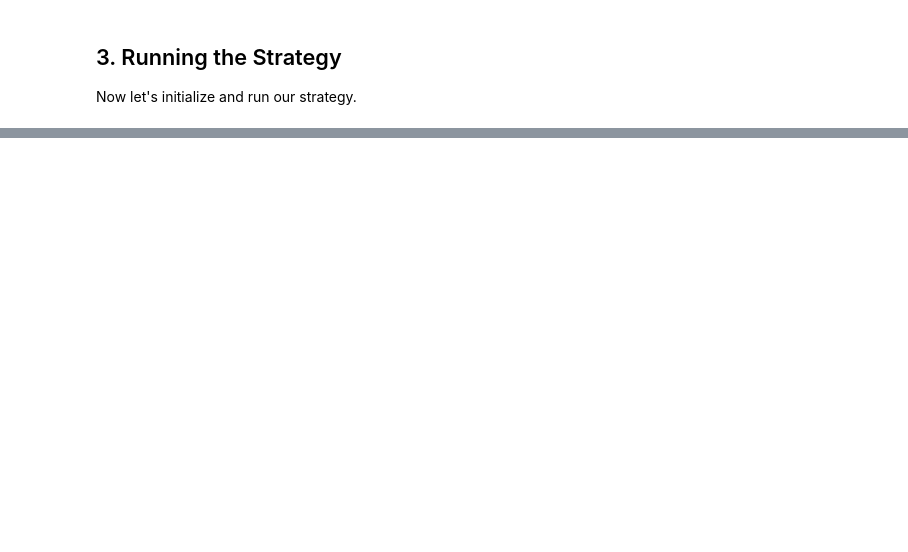
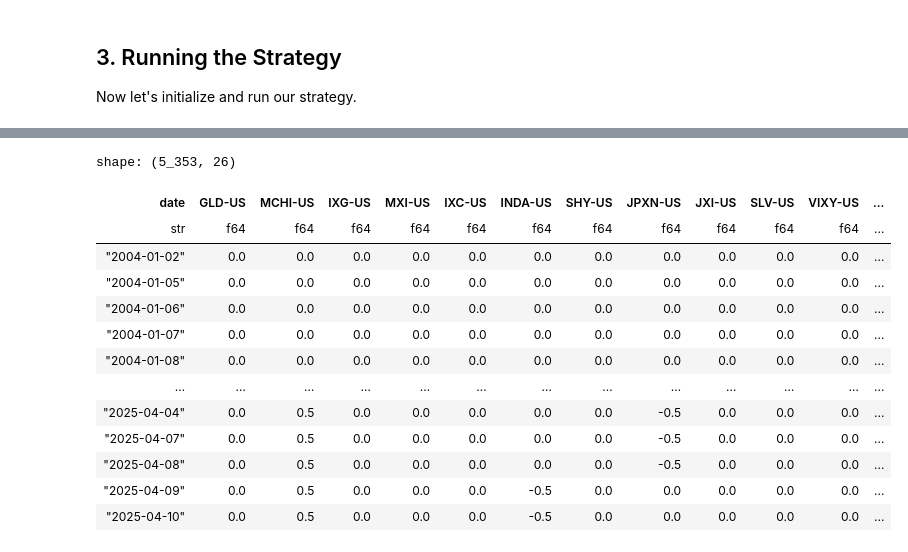
Before and after one commit to ccmaloney/CTG_QIS_Hackathon_sp2025, a Jupyter notebook: quant_strategy_example.ipynb, the cells around one changed output, grey strips where cells are left out. Drawn from its saved outputs; the diff is of its cells as text; code cells hidden in the pictures; blank space fills up the shorter version.

```diff
--- a/quant_strategy_example.ipynb
+++ b/quant_strategy_example.ipynb
@@ -427,0 +396,20 @@ hbt.HawkBacktester(
+# %%
+# Convert date column to string type using pandas
+insights_df_240['date'] = insights_df_240['date'].dt.strftime('%Y-%m-%d')
+insights_df_240 = pl.from_pandas(insights_df_240)
+insights_df_240
+# %% [output]
+shape: (5_353, 26)
+| date | GLD-US | MCHI-US | IXG-US | MXI-US | IXC-US | INDA-US | SHY-US | JPXN-US | JXI-US | SLV-US | VIXY-US | ... |
+| str | f64 | f64 | f64 | f64 | f64 | f64 | f64 | f64 | f64 | f64 | f64 | ... |
+| "2004-01-02" | 0.0 | 0.0 | 0.0 | 0.0 | 0.0 | 0.0 | 0.0 | 0.0 | 0.0 | 0.0 | 0.0 | ... |
+| "2004-01-05" | 0.0 | 0.0 | 0.0 | 0.0 | 0.0 | 0.0 | 0.0 | 0.0 | 0.0 | 0.0 | 0.0 | ... |
+| "2004-01-06" | 0.0 | 0.0 | 0.0 | 0.0 | 0.0 | 0.0 | 0.0 | 0.0 | 0.0 | 0.0 | 0.0 | ... |
+| "2004-01-07" | 0.0 | 0.0 | 0.0 | 0.0 | 0.0 | 0.0 | 0.0 | 0.0 | 0.0 | 0.0 | 0.0 | ... |
+| "2004-01-08" | 0.0 | 0.0 | 0.0 | 0.0 | 0.0 | 0.0 | 0.0 | 0.0 | 0.0 | 0.0 | 0.0 | ... |
+| … | … | … | … | … | … | … | … | … | … | … | … | ... |
+| "2025-04-04" | 0.0 | 0.5 | 0.0 | 0.0 | 0.0 | 0.0 | 0.0 | -0.5 | 0.0 | 0.0 | 0.0 | ... |
+| "2025-04-07" | 0.0 | 0.5 | 0.0 | 0.0 | 0.0 | 0.0 | 0.0 | -0.5 | 0.0 | 0.0 | 0.0 | ... |
+| "2025-04-08" | 0.0 | 0.5 | 0.0 | 0.0 | 0.0 | 0.0 | 0.0 | -0.5 | 0.0 | 0.0 | 0.0 | ... |
+| "2025-04-09" | 0.0 | 0.5 | 0.0 | 0.0 | 0.0 | -0.5 | 0.0 | 0.0 | 0.0 | 0.0 | 0.0 | ... |
+| "2025-04-10" | 0.0 | 0.5 | 0.0 | 0.0 | 0.0 | -0.5 | 0.0 | 0.0 | 0.0 | 0.0 | 0.0 | ... |
```
Also changed, not shown: parts of 32 cells of this notebook, 12 other files.
